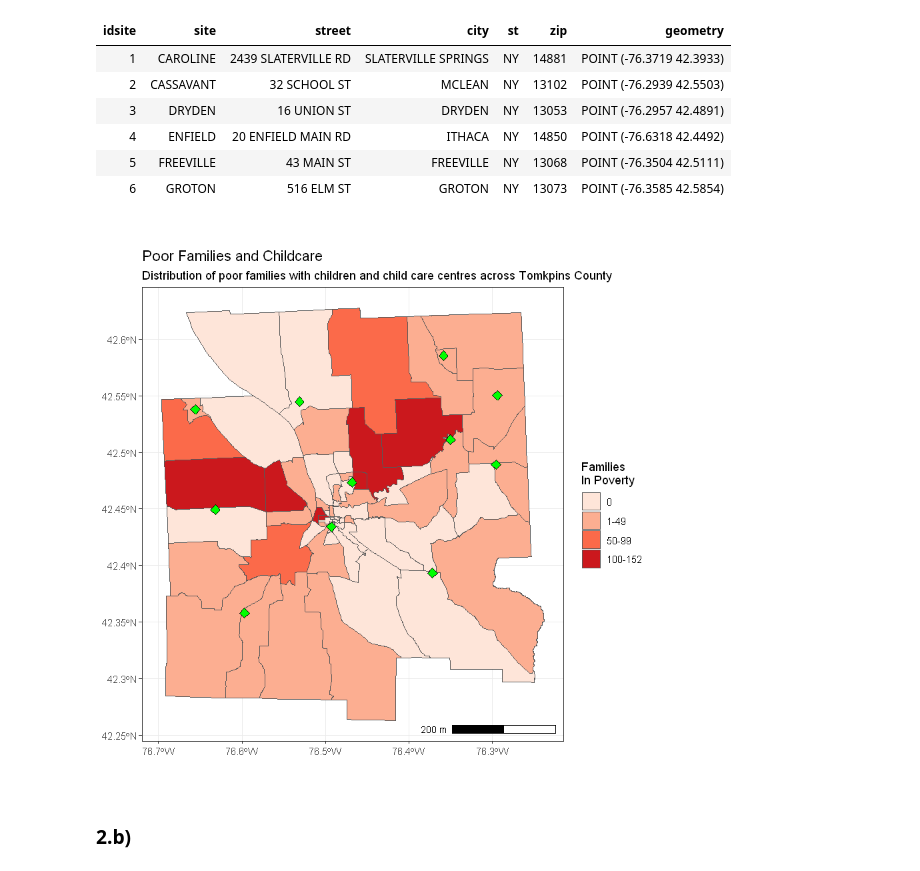
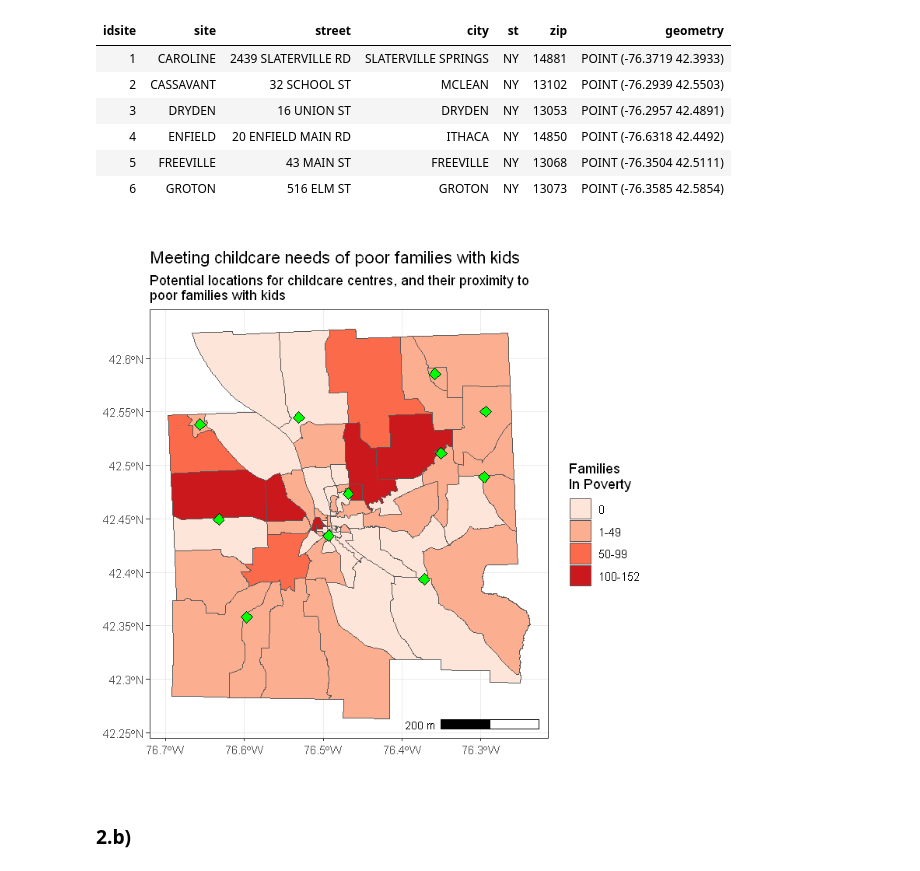
Before and after one commit to aridf/spatial_classwork, a Jupyter notebook: a5/A5.ipynb, the cells around one changed output. Saved outputs shown, nothing was run; the diff lists cells and outputs as text; code cells hidden in the pictures.

```diff
--- a/a5/A5.ipynb
+++ b/a5/A5.ipynb
@@ -135,14 +146,15 @@ cols(
 # %%
 ggplot() +
     theme_bw() +
     geom_sf(data = sf, aes(fill = pov_groups)) +
     scale_fill_brewer(type = 'seq', palette = 'Reds', 'Families\nIn Poverty') +
     geom_sf(data = sf_sites, color = 'black', fill = 'green', shape = 23, size = 3) +
     annotation_scale(location = 'br', plot_unit = 'mi') +
-    labs(title = 'Poor Families and Childcare',
-        subtitle = 'Distribution of poor families with children and child care centres across Tomkpins County')
+    labs(title = 'Meeting childcare needs of poor families with kids',
+        subtitle = 'Potential locations for childcare centres, and their proximity to
+poor families with kids')
 # %% [output]
-[figure, old version]
+[figure, new version]
 # %% [markdown]
 ### 2.b)
 # %%
```
Also changed, not shown: parts of 15 cells of this notebook, 1 other file.
